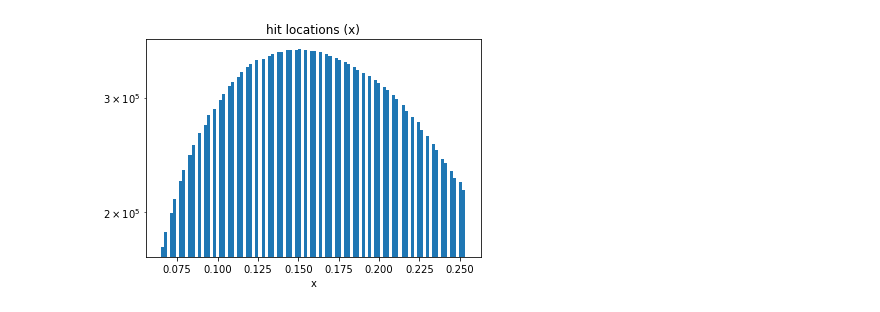
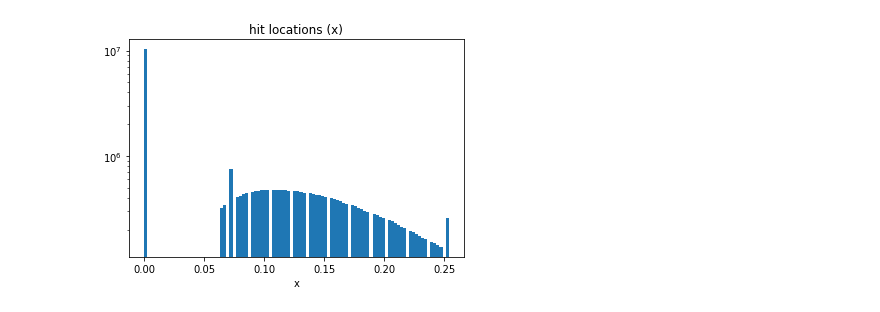
Before and after one commit to ekraegeloh/ML_tracking, a Jupyter notebook: track_reco/LLH_NN/Tracker toy model v3.ipynb, the cells around one changed output. Cells and saved outputs as stored; diff of their text form; code cells hidden in the pictures.

```diff
--- a/track_reco/LLH_NN/Tracker toy model v3.ipynb
+++ b/track_reco/LLH_NN/Tracker toy model v3.ipynb
@@ -94,18 +82,16 @@ $x = \frac{p\cos(\phi)}{qB} - \frac{1}{qB}\sqrt{p^2\cos^2(\phi) - q^2B^2z^2 -2qB
 # %%
-is_full_p = False
-
 #leave out e in momentum calc, and q's above
 
 c = constants.c
 #e = constants.e
 B = 1.45
-#phi = lambda vx,vz: np.arctan2(vx,vz)
 
 def calc_x(x,z,p):
     # p is in GeV -> *1e9/c
-    if not is_full_p: p = p*1e9/c
+    p = p*1e9/c
+
     sq = p**2 - B**2*z**2
-    #sq[sq<0] = -1 #won't register in any station
+    #take square root where possible
     sq[sq>=0] = np.sqrt(sq[sq>=0])
 
     res = (p - sq)/B + x
@@ -113,24 +99,9 @@ def calc_x(x,z,p):
 
     return res
 
-#def calc_x(z,p,phi):
-#    # p is in GeV -> *1e9/c
-#    if not is_full_p: p = p*1e9/c
-#    sq = p**2*np.cos(phi)**2 - B**2*z**2 - 2*B*z*p*np.sin(phi)
-#    sq[sq>0] = np.sqrt(sq[sq>0])
-#
-#    res = (p*np.cos(phi) - sq)/B
-#    res[sq<0] = -1
-#
-#    return res
-
-z_toy = -0.7
-#z_toy = -0.94
-p_toy = 1.9
-if is_full_p: p_toy *= 1e9/c
-x_toy = 0
-#phi_toy = 0.025
-
-sigma = 3e-4
+#example event x_toy,z_toy,p_toy
+toy=[1e-3,-0.73,1.9] #this produces hits in almost every layer
+#toy=[-1e-2,-0.64,2.3] #this is a flat event, leaving top layers w/o hits
+x_toy, z_toy, p_toy = toy
 # %%
 def generate_event(x, z, p):
@@ -360,0 +190,4 @@ mc, truth = MC_events(N_mc,verbose_lvl=2)
+# %%
+#make toy MC data for neural net training
+N_mc = int(1e6)
+mc, truth = MC_events(N_mc,verbose_lvl=2)
@@ -380,10 +230,10 @@ hitnet.truth = np.repeat(truth, N_det, axis=0)
 
 assert hitnet.events.shape[0] == hitnet.truth.shape[0]
 # %%
-plt.hist(hitnet.events[:,0][hitnet.events[:,0]>0], bins=100)
+plt.hist(hitnet.events[:,0], bins=100)#[hitnet.events[:,0]>0]
 plt.gca().set_yscale('log')
 plt.title('hit locations (x)')
 plt.xlabel('x')
 plt.show()
 # %% [output]
-[figure, old version]
+[figure, new version]
```
Also changed, not shown: parts of 56 cells of this notebook, 20 other files.
